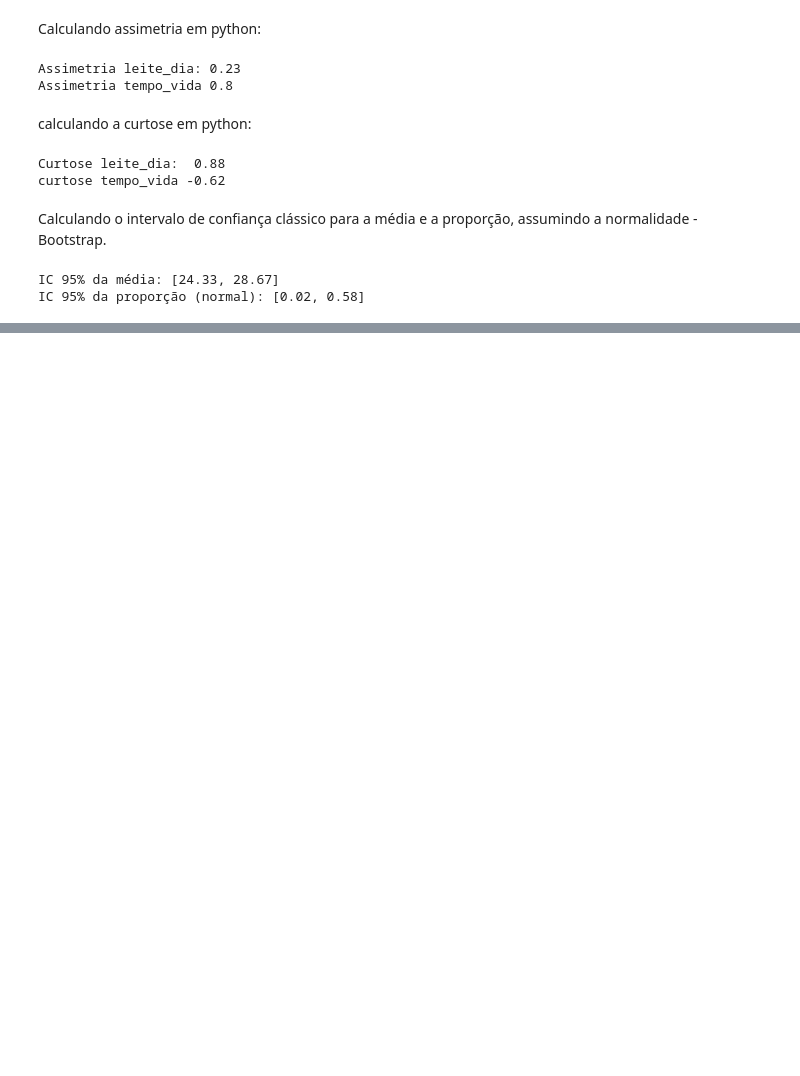
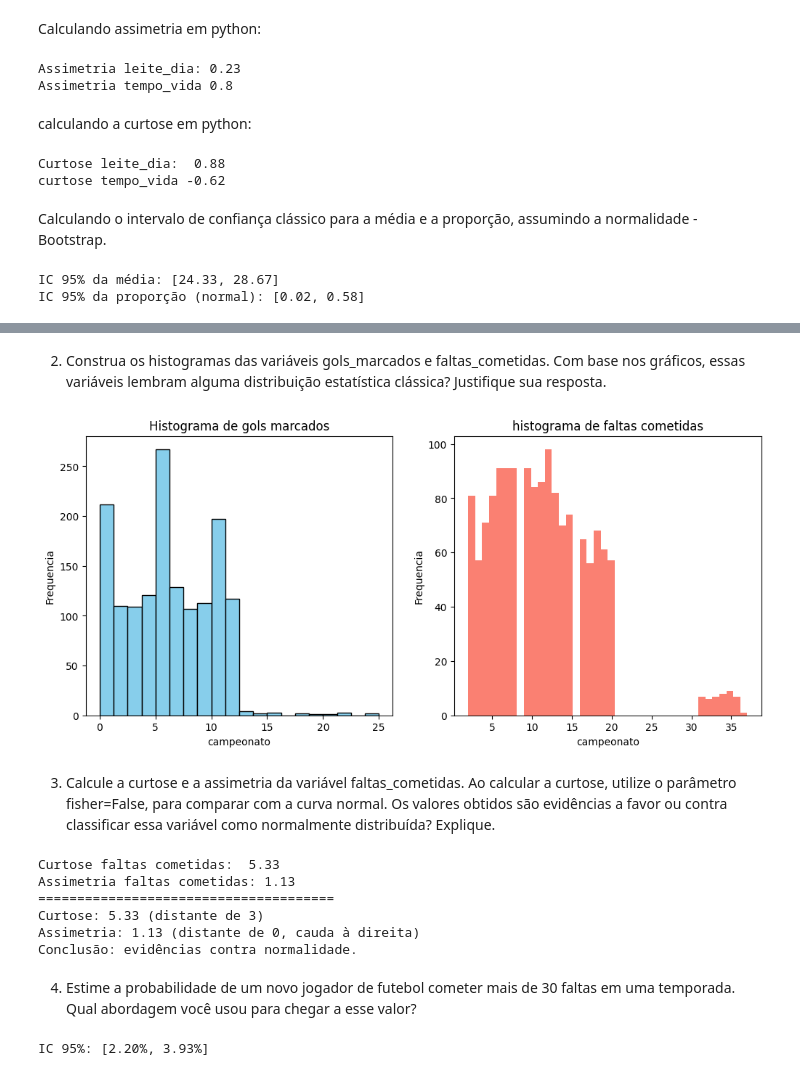
Before and after one commit to Data-Vitor/fiap-data-science, a Jupyter notebook: nemec-estatistica/cap03_medicoes_distrubuicoes_estatisticas.ipynb, the cells around one changed output, grey strips where cells are left out. Drawn from its saved outputs; the diff is of its cells as text; code cells hidden in the pictures; blank space fills up the shorter version.

```diff
--- a/nemec-estatistica/cap03_medicoes_distrubuicoes_estatisticas.ipynb
+++ b/nemec-estatistica/cap03_medicoes_distrubuicoes_estatisticas.ipynb
@@ -375,0 +452,76 @@ IC 95% da proporção (normal): [0.02, 0.58]
+# %% [markdown]
+2. Construa os histogramas das variáveis gols_marcados e faltas_cometidas. Com base nos gráficos, essas variáveis lembram alguma distribuição estatística clássica? Justifique sua resposta.
+# %%
+import pandas as pd
+import matplotlib.pyplot as plt
+
+df = pd.read_csv('/content/drive/MyDrive/datasets/jogadores_futebol.csv')
+
+#plotando o histograma de gols marcados
+
+plt.figure(figsize=(12,5))
+plt.subplot(1,2,1)
+plt.hist(df['gols_marcados'], bins = 20, color ='skyblue', edgecolor='black')
+plt.title('Histograma de gols marcados')
+plt.xlabel('campeonato')
+plt.ylabel('Frequencia')
+
+
+
+#subplot de faltascometidas
+plt.subplot(1,2,2)
+plt.hist(df['faltas_cometidas'], bins=40, color='salmon',)
+plt.title('histograma de faltas cometidas')
+plt.xlabel('campeonato')
+plt.ylabel('Frequencia')
+plt.show()
+# %% [output]
+[figure, added]
+# %% [markdown]
+3. Calcule a curtose e a assimetria da variável faltas_cometidas. Ao calcular a curtose, utilize o parâmetro fisher=False, para comparar com a curva normal. Os valores obtidos são evidências a favor ou contra classificar essa variável como normalmente distribuída? Explique.
+# %%
+import pandas as pd
+from scipy.stats import kurtosis
+from scipy.stats import skew
+
+df = pd.read_csv('/content/drive/MyDrive/datasets/jogadores_futebol.csv')
+
+curtose_faltas = kurtosis(df['faltas_cometidas'], fisher=False)
+
+#calcula a skewness
+assimetria_faltas = skew(df['faltas_cometidas'])
+print('Curtose faltas cometidas: ', round(curtose_faltas,2))
+print('Assimetria faltas cometidas:', round(assimetria_faltas, 2))
+
+print('======================================')
+print(f'Curtose: {round(curtose_faltas,2)} (distante de 3)\n'
+      f'Assimetria: {round(assimetria_faltas,2)} (distante de 0, cauda à direita)\n'
+      f'Conclusão: evidências contra normalidade.')
+# %% [output]
+Curtose faltas cometidas:  5.33
+Assimetria faltas cometidas: 1.13
+======================================
+Curtose: 5.33 (distante de 3)
+Assimetria: 1.13 (distante de 0, cauda à direita)
+Conclusão: evidências contra normalidade.
+# %% [markdown]
+4. Estime a probabilidade de um novo jogador de futebol cometer mais de 30 faltas em uma temporada. Qual abordagem você usou para chegar a esse valor?
+# %%
+#Abordagem utilizando uma def e o Bootstrap;
+
+
+import numpy as np
+from scipy.stats import bootstrap
+import pandas as pd
+
+
+def prop_mais_30(amostra):
+    return np.mean(amostra > 30)
+
+dados = df['faltas_cometidas'].values
+res = bootstrap((dados,), prop_mais_30, confidence_level=0.95,
+                n_resamples=1000, random_state=42, method='percentile')
+
+print(f'IC 95%: [{res.confidence_interval.low:.2%}, {res.confidence_interval.high:.2%}]')
+# %% [output]
+IC 95%: [2.20%, 3.93%]
```
Also changed, not shown: parts of 10 cells of this notebook.
